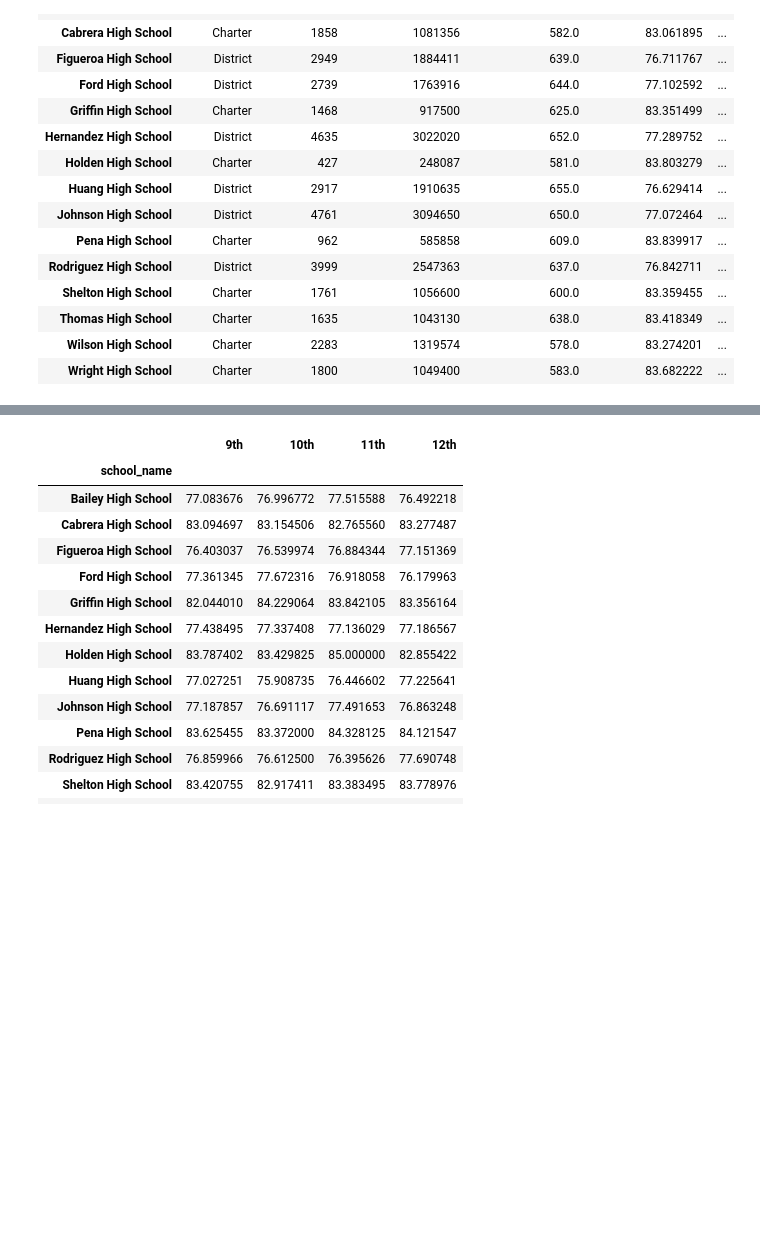
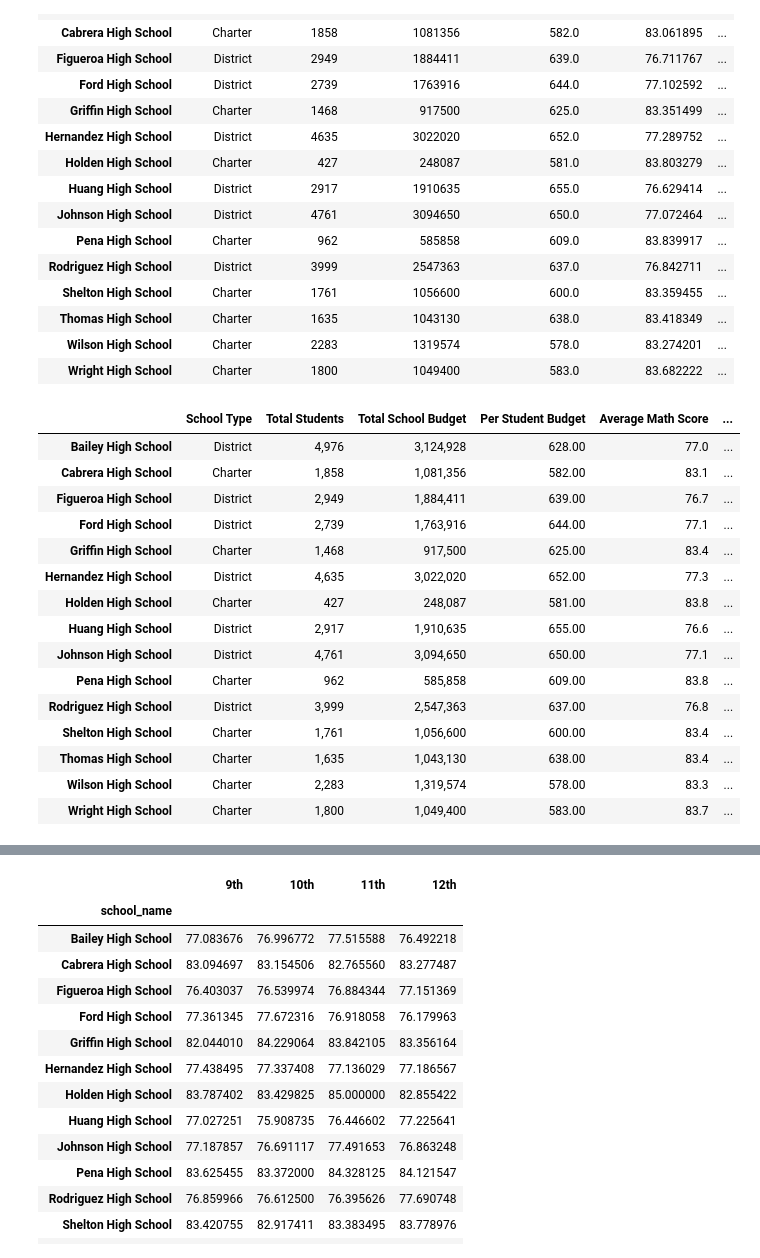
Before and after one commit to kharris294/pandas-challenge, a Jupyter notebook: PyCitySchools/PyCitySchools.ipynb, the cells around one changed output, grey strips where cells are left out. Cells and saved outputs as stored; diff of their text form; code cells hidden in the pictures; blank space fills up the shorter version.

```diff
--- a/PyCitySchools/PyCitySchools.ipynb
+++ b/PyCitySchools/PyCitySchools.ipynb
@@ -171,10 +172,4 @@ school_data_df_addendum.rename(columns={'school_name': 'School Name',
 | Thomas High School | Charter | 1635 | 1043130 | 638.0 | 83.418349 | ... |
 | Wilson High School | Charter | 2283 | 1319574 | 578.0 | 83.274201 | ... |
 | Wright High School | Charter | 1800 | 1049400 | 583.0 | 83.682222 | ... |
-# %%
-# Format new df
-school_data_df = pd.DataFrame(school_data_df_addendum)
-
-# Create a copy
-displayed_school_summary = school_data_df.copy()
 # %%
@@ -182,2 +177,83 @@ displayed_school_summary = school_data_df.copy()
+# %%
+# establish groups by school
+grouped_school = school_data_complete_df.set_index('school_name').groupby(['school_name'])
+
+# Get the school type for each school
+school_type = grouped_school['type'].first()
+
+# Next, total students per school
+total_students_school = student_data_df.groupby('school_name')['student_name'].count()
+
+# school budget
+school_budget = school_data_df.set_index('school_name')['budget']
+
+#per student budget
+student_budget = school_data_df.set_index('school_name')['budget']/school_data_df.set_index('school_name')['size']
+
+#avg scores by school
+avg_math_score_school = grouped_school['math_score'].mean()
+avg_reading_score_school = grouped_school['reading_score'].mean()
+
+# % passing scores
+passing_math_school = school_data_complete_df[school_data_complete_df['math_score'] >= 70].groupby('school_name')['Student ID'].count()/total_students_school
+passing_reading_school = school_data_complete_df[school_data_complete_df['reading_score'] >= 70].groupby('school_name')['Student ID'].count()/total_students_school
+overall_passing = school_data_complete_df[(school_data_complete_df['reading_score'] >= 70) & (school_data_complete_df['math_score'] >= 70)].groupby('school_name')['Student ID'].count()/total_students_school
+
+# Create dataframe
+school_summary = pd.DataFrame({
+    "School Type": school_type,
+    "Total Students": total_students_school,
+    "Per Student Budget": student_budget,
+    "Total School Budget": school_budget,
+    "Average Math Score": avg_math_score_school,
+    "Average Reading Score": avg_reading_score_school,
+    '% Passing Math': passing_math_school,
+    '% Passing Reading': passing_reading_school,
+    "Overall Passing Rate": overall_passing
+})
+
+#rearrange the order
+
+school_summary = school_summary [[ "School Type",
+                                   "Total Students",
+                                   "Total School Budget",
+                                   "Per Student Budget",
+                                   "Average Math Score",
+                                   "Average Reading Score",
+                                   "% Passing Math",
+                                   "% Passing Reading",
+                                   "Overall Passing Rate"
+
+                                   ]]
+
+# format the df
+
+school_summary['Total Students'] = school_summary['Total Students'].map("{:,}".format)
+school_summary['Total School Budget'] = school_summary['Total School Budget'].map("{:,}".format)
+school_summary['Per Student Budget'] = school_summary['Per Student Budget'].map("{:.2f}".format)
+school_summary['Average Math Score'] = school_summary['Average Math Score'].map("{:.1f}".format)
+school_summary['Average Reading Score'] = school_summary['Average Reading Score'].map("{:.1f}".format)
+school_summary['% Passing Math'] = school_summary['% Passing Math'].map("{:.2%}".format)
+school_summary['% Passing Reading'] = school_summary['% Passing Reading'].map("{:.2%}".format)
+school_summary['Overall Passing Rate'] = school_summary['Overall Passing Rate'].map("{:.2%}".format)
+
+school_summary
+# %% [output]
+|  | School Type | Total Students | Total School Budget | Per Student Budget | Average Math Score | ... |
+| Bailey High School | District | 4,976 | 3,124,928 | 628.00 | 77.0 | ... |
+| Cabrera High School | Charter | 1,858 | 1,081,356 | 582.00 | 83.1 | ... |
+| Figueroa High School | District | 2,949 | 1,884,411 | 639.00 | 76.7 | ... |
+| Ford High School | District | 2,739 | 1,763,916 | 644.00 | 77.1 | ... |
+| Griffin High School | Charter | 1,468 | 917,500 | 625.00 | 83.4 | ... |
+| Hernandez High School | District | 4,635 | 3,022,020 | 652.00 | 77.3 | ... |
+| Holden High School | Charter | 427 | 248,087 | 581.00 | 83.8 | ... |
+| Huang High School | District | 2,917 | 1,910,635 | 655.00 | 76.6 | ... |
+| Johnson High School | District | 4,761 | 3,094,650 | 650.00 | 77.1 | ... |
+| Pena High School | Charter | 962 | 585,858 | 609.00 | 83.8 | ... |
+| Rodriguez High School | District | 3,999 | 2,547,363 | 637.00 | 76.8 | ... |
+| Shelton High School | Charter | 1,761 | 1,056,600 | 600.00 | 83.4 | ... |
+| Thomas High School | Charter | 1,635 | 1,043,130 | 638.00 | 83.4 | ... |
+| Wilson High School | Charter | 2,283 | 1,319,574 | 578.00 | 83.3 | ... |
+| Wright High School | Charter | 1,800 | 1,049,400 | 583.00 | 83.7 | ... |
 # %%
 # Sort and display the top five schools in overall passing rate
```
Also changed, not shown: parts of 6 cells of this notebook.
